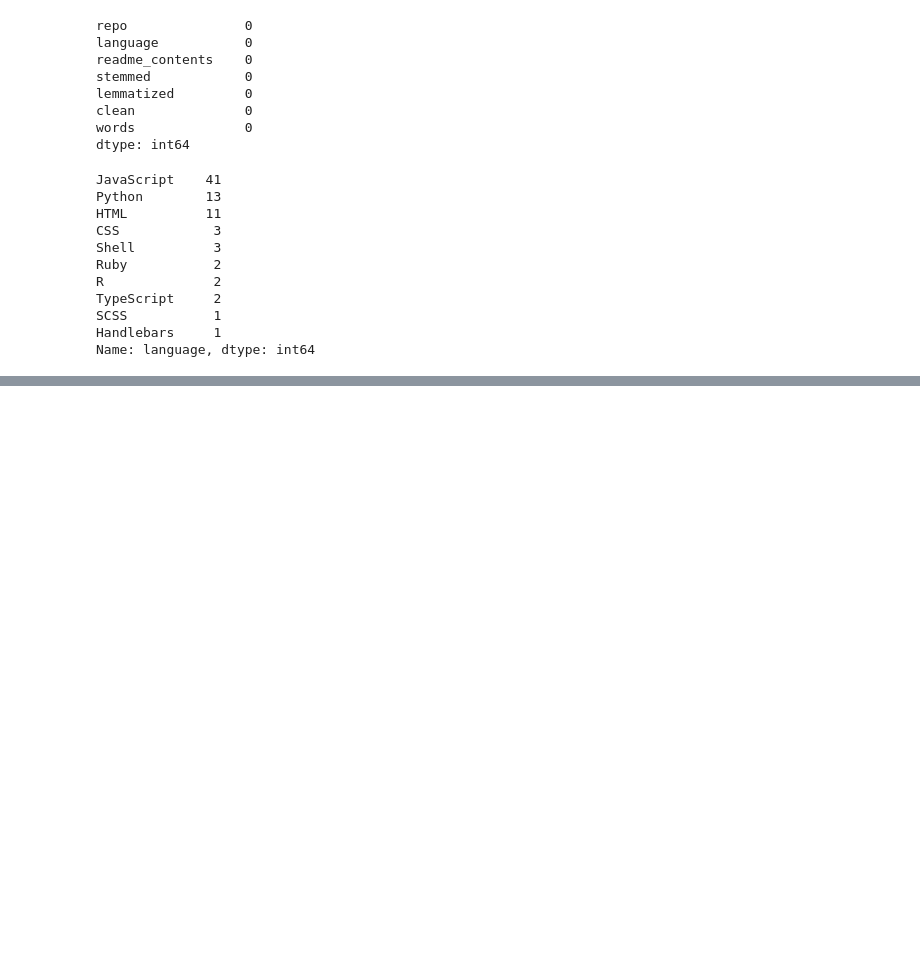
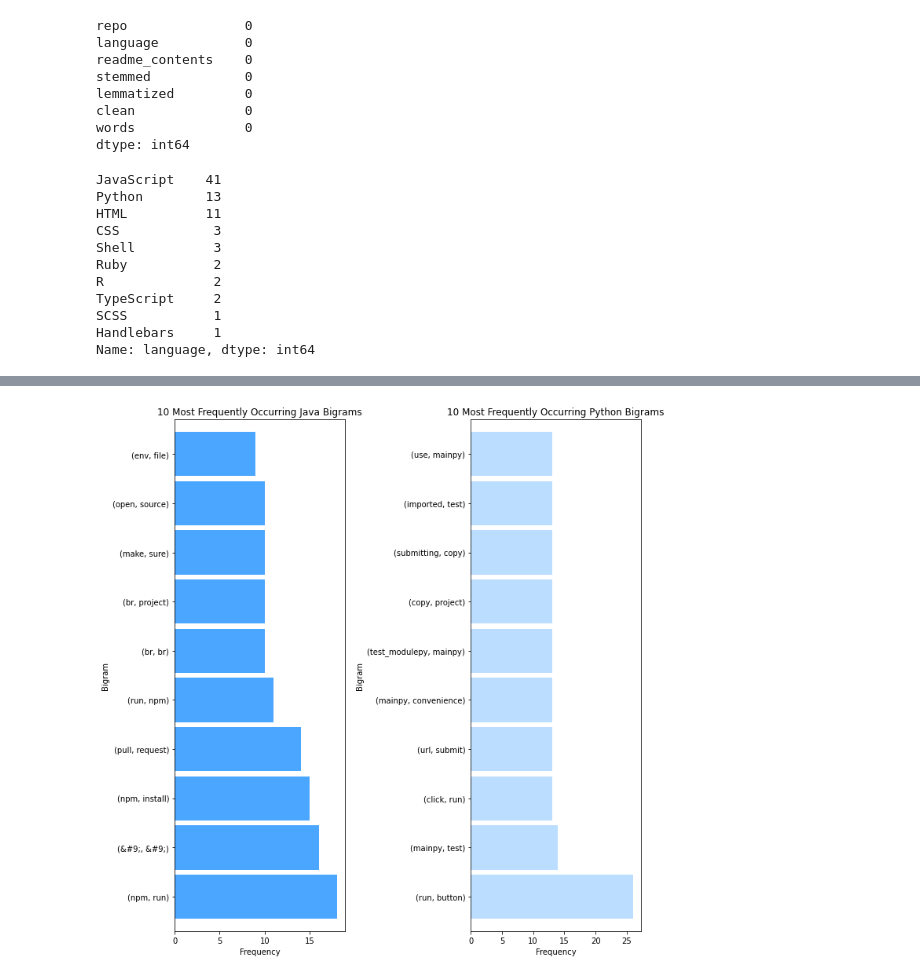
Before and after one commit to AAranda10/nlp-project, a Jupyter notebook: austin_explore.ipynb, the cells around one changed output, grey strips where cells are left out. Saved outputs shown, nothing was run; the diff lists cells and outputs as text; code cells hidden in the pictures; blank space fills up the shorter version.

```diff
--- a/austin_explore.ipynb
+++ b/austin_explore.ipynb
@@ -115,0 +194,10 @@ Name: language, dtype: int64
+# %%
+java_bigrams = pd.Series(list(nltk.ngrams(java_words.split(), 2))).value_counts().head(10)
+python_bigrams = pd.Series(list(nltk.ngrams(python_words.split(), 2))).value_counts().head(10)
+other_bigrams = pd.Series(list(nltk.ngrams(other_words.split(), 2))).value_counts().head(10)
+java_trigrams = pd.Series(list(nltk.ngrams(java_words.split(), 3))).value_counts().head(10)
+python_trigrams = pd.Series(list(nltk.ngrams(python_words.split(), 3))).value_counts().head(10)
+other_trigrams = pd.Series(list(nltk.ngrams(other_words.split(), 3))).value_counts().head(10)
+java_fourgrams = pd.Series(list(nltk.ngrams(java_words.split(), 4))).value_counts().head(10)
+python_fourgrams = pd.Series(list(nltk.ngrams(python_words.split(), 4))).value_counts().head(10)
+other_fourgrams = pd.Series(list(nltk.ngrams(other_words.split(), 4))).value_counts().head(10)
@@ -115,0 +330,16 @@ Name: language, dtype: int64
+# %%
+plt.subplot(121)
+java_bigrams.plot.barh(color='dodgerblue', width=.9, figsize=(10, 10), alpha=.8)
+plt.title('10 Most Frequently Occurring Java Bigrams')
+plt.ylabel('Bigram')
+plt.xlabel('Frequency')
+
+plt.subplot(122)
+python_bigrams.plot.barh(color='dodgerblue', width=.9, figsize=(10, 10), alpha=.3)
+plt.title('10 Most Frequently Occurring Python Bigrams')
+plt.ylabel('Bigram')
+plt.xlabel('Frequency')
+plt.tight_layout()
+plt.show()
+# %% [output]
+[figure, added]
```
Also changed, not shown: parts of 18 cells of this notebook.
